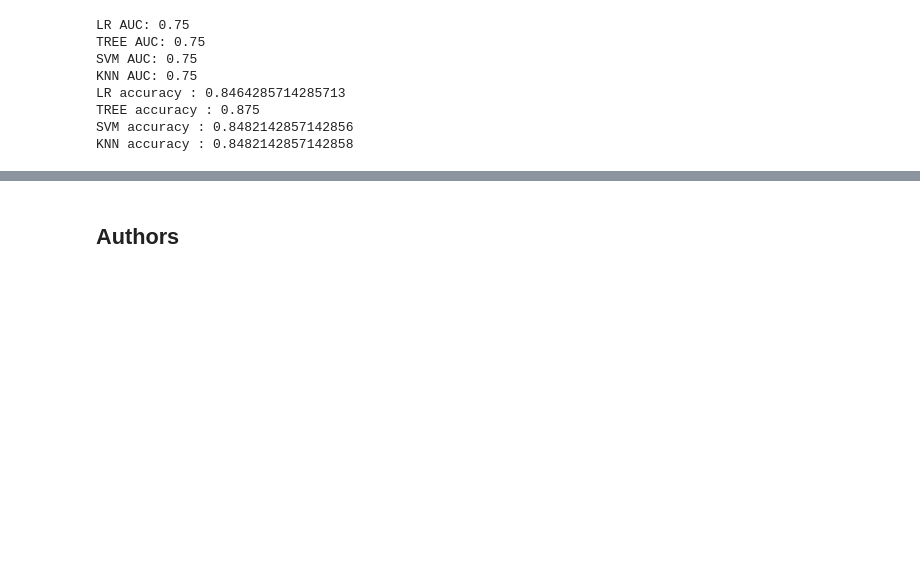
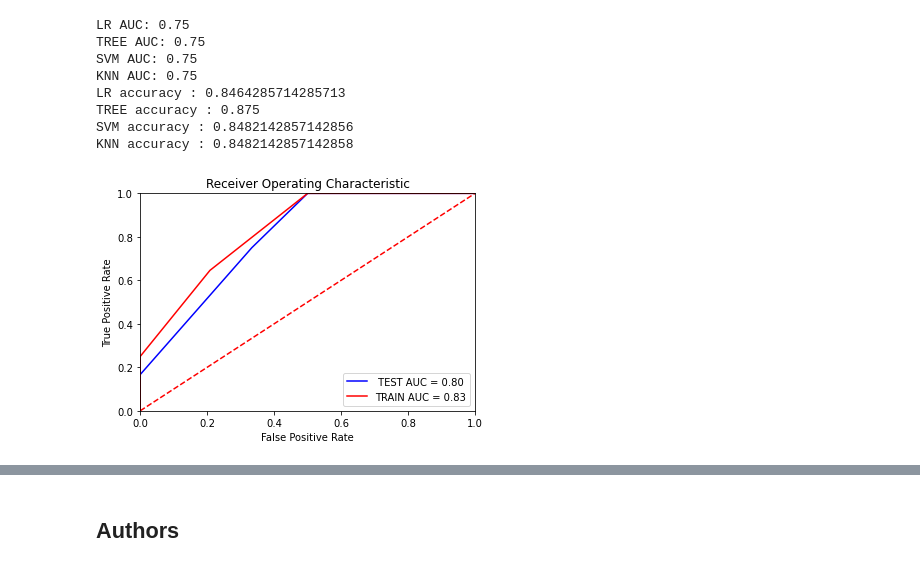
Before and after one commit to lm12abh/spacey, a Jupyter notebook: Machine Learning Perdiction.ipynb, the cells around one changed output, grey strips where cells are left out. Drawn from its saved outputs; the diff is of its cells as text; code cells hidden in the pictures; blank space fills up the shorter version.

```diff
--- a/Machine Learning Perdiction.ipynb
+++ b/Machine Learning Perdiction.ipynb
@@ -237,4 +239,5 @@ parameters = {'criterion': ['gini', 'entropy'],
      'min_samples_leaf': [1, 2, 4],
      'min_samples_split': [2, 5, 10]}
 
-tree = DecisionTreeClassifier()
+Dtree = DecisionTreeClassifier()
+Dtree.fit(X_train,Y_train)
@@ -241,5 +246,5 @@ tree = DecisionTreeClassifier()
 # %%
-tree_cv = GridSearchCV(tree, parameters, cv=10)
+tree_cv = GridSearchCV(Dtree, parameters, cv=10)
 tree_cv.fit(X_train,Y_train)
 # %% [output]
 GridSearchCV(cv=10, estimator=DecisionTreeClassifier(),
@@ -341,3 +346,28 @@ LR accuracy : 0.8464285714285713
 TREE accuracy : 0.875
 SVM accuracy : 0.8482142857142856
 KNN accuracy : 0.8482142857142858
+# %%
+from sklearn import metrics
+probs = tree_cv.predict_proba(X_test)
+preds = probs[:,1]
+fpr, tpr, threshold = metrics.roc_curve(Y_test, preds)
+roc_auc = metrics.auc(fpr, tpr)
+probs_train = tree_cv.predict_proba(X_train)
+preds_train = probs_train[:,1]
+fpr_train, tpr_train, threshold = metrics.roc_curve(Y_train, preds_train)
+roc_auc_train = metrics.auc(fpr_train, tpr_train)
+
+# method I: plt
+import matplotlib.pyplot as plt
+plt.title('Receiver Operating Characteristic')
+plt.plot(fpr, tpr, 'b', label = ' TEST AUC = %0.2f' % roc_auc)
+plt.plot(fpr_train, tpr_train, 'r', label = 'TRAIN AUC = %0.2f' % roc_auc_train)
+plt.legend(loc = 'lower right')
+plt.plot([0, 1], [0, 1],'r--')
+plt.xlim([0, 1])
+plt.ylim([0, 1])
+plt.ylabel('True Positive Rate')
+plt.xlabel('False Positive Rate')
+plt.show()
+# %% [output]
+[figure, added]
```
Also changed, not shown: parts of 9 cells of this notebook.
